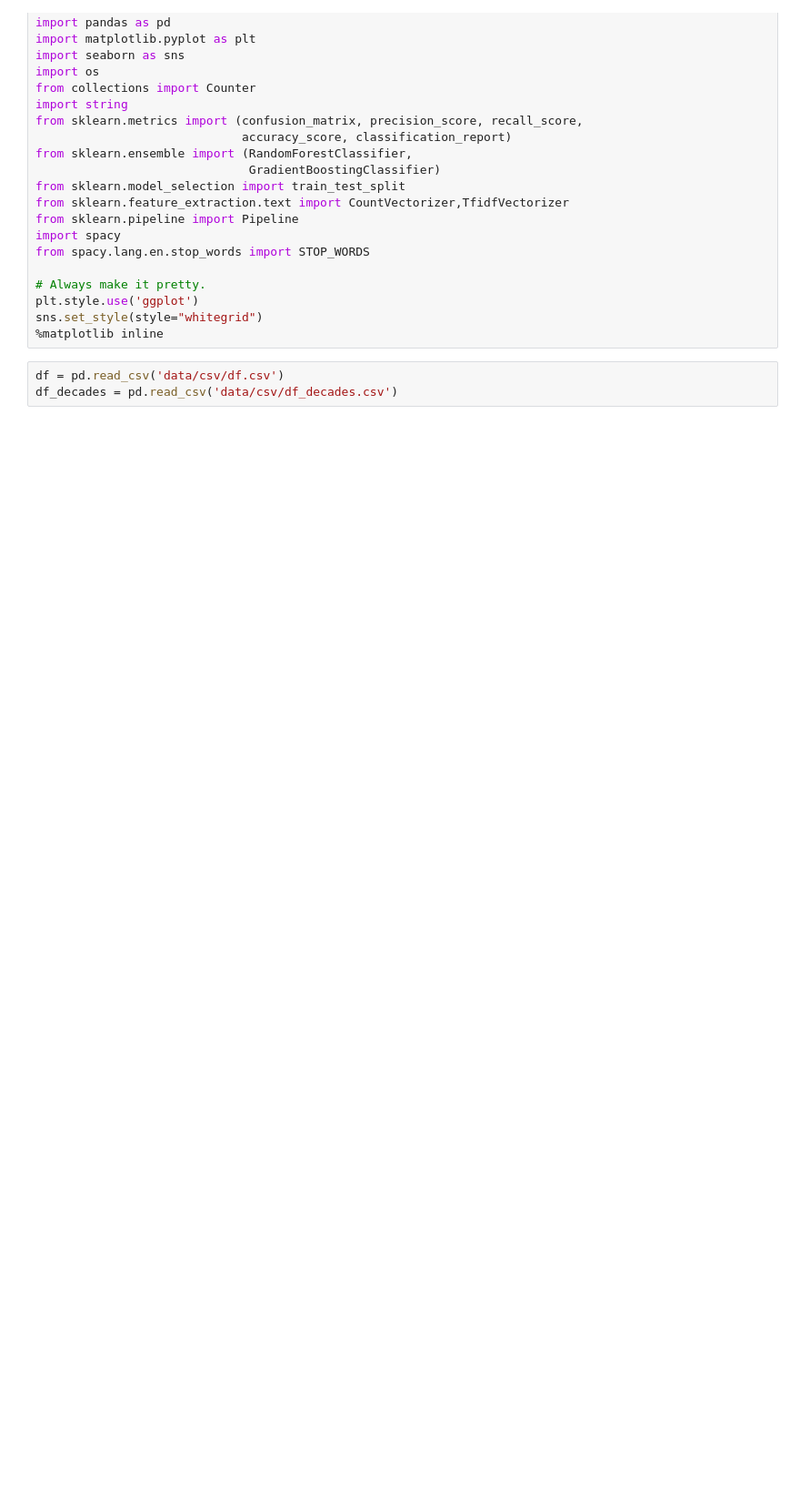
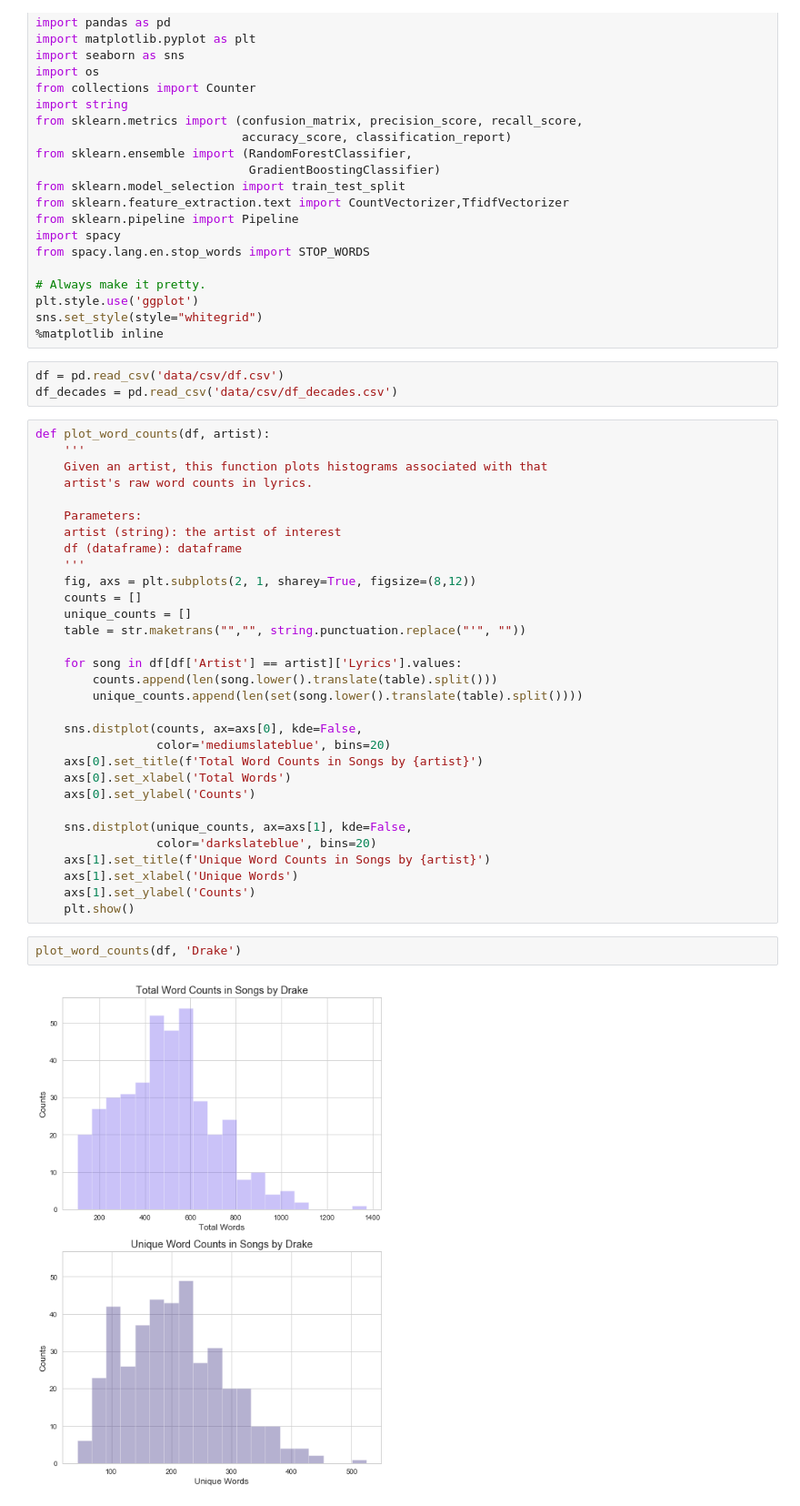
Before and after one commit to unclebrod/RapLyrics, a Jupyter notebook: graphs.ipynb, the cells around one changed output. Shown at 91% size. Saved outputs shown, nothing was run; the diff lists cells and outputs as text; blank space fills up the shorter version.

Commit message:
additional plots

```diff
--- a/graphs.ipynb
+++ b/graphs.ipynb
@@ -25,3 +25,38 @@ sns.set_style(style="whitegrid")
 # %%
 df = pd.read_csv('data/csv/df.csv')
 df_decades = pd.read_csv('data/csv/df_decades.csv')
+# %%
+def plot_word_counts(df, artist):
+    '''
+    Given an artist, this function plots histograms associated with that
+    artist's raw word counts in lyrics.
+
+    Parameters:
+    artist (string): the artist of interest
+    df (dataframe): dataframe
+    '''
+    fig, axs = plt.subplots(2, 1, sharey=True, figsize=(8,12))
+    counts = []
+    unique_counts = []
+    table = str.maketrans("","", string.punctuation.replace("'", ""))
+
+    for song in df[df['Artist'] == artist]['Lyrics'].values:
+        counts.append(len(song.lower().translate(table).split()))
+        unique_counts.append(len(set(song.lower().translate(table).split())))
+
+    sns.distplot(counts, ax=axs[0], kde=False,
+                 color='mediumslateblue', bins=20)
+    axs[0].set_title(f'Total Word Counts in Songs by {artist}')
+    axs[0].set_xlabel('Total Words')
+    axs[0].set_ylabel('Counts')
+
+    sns.distplot(unique_counts, ax=axs[1], kde=False,
+                 color='darkslateblue', bins=20)
+    axs[1].set_title(f'Unique Word Counts in Songs by {artist}')
+    axs[1].set_xlabel('Unique Words')
+    axs[1].set_ylabel('Counts')
+    plt.show()
+# %%
+plot_word_counts(df, 'Drake')
+# %% [output]
+[figure, added]
```
Also changed, not shown: parts of 13 cells of this notebook, 1 other file.
